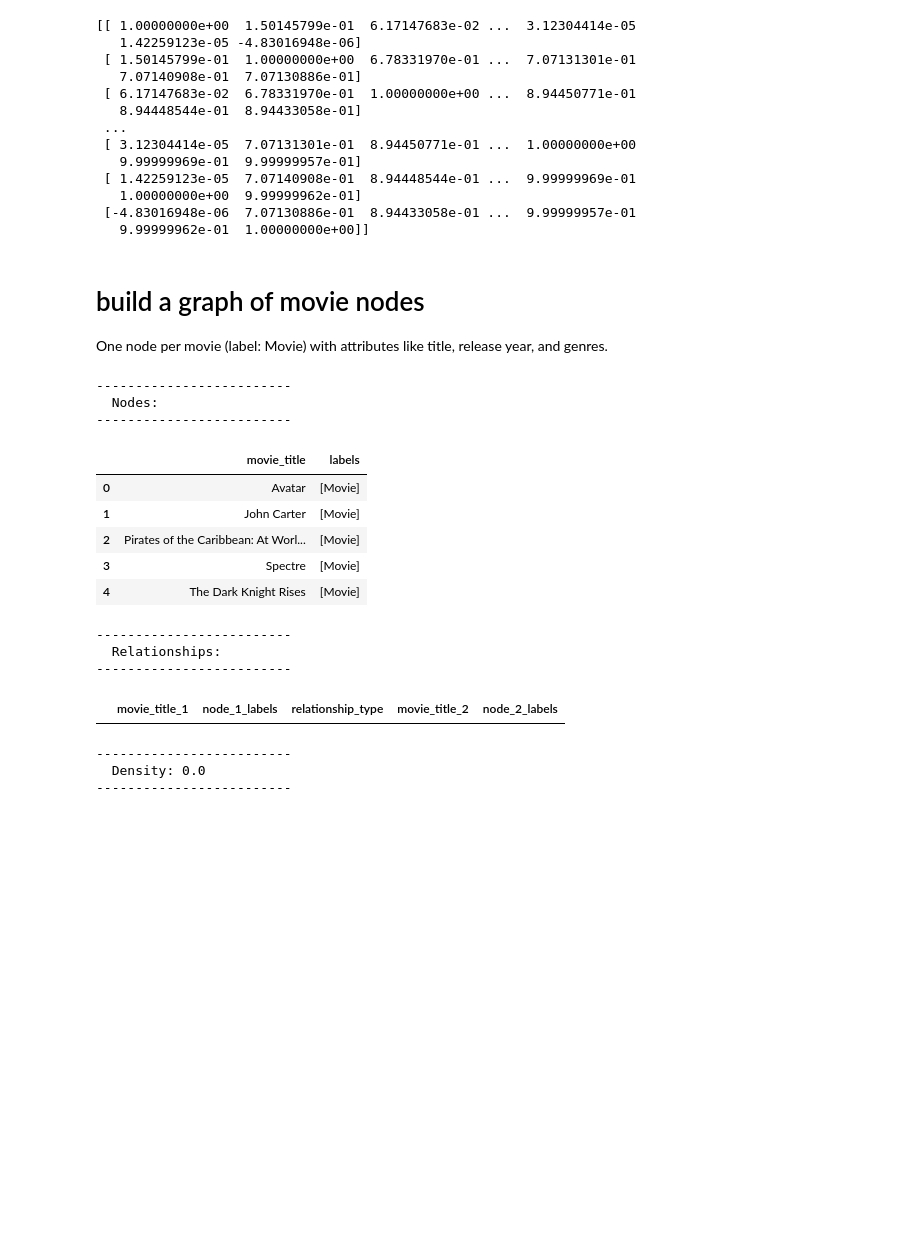
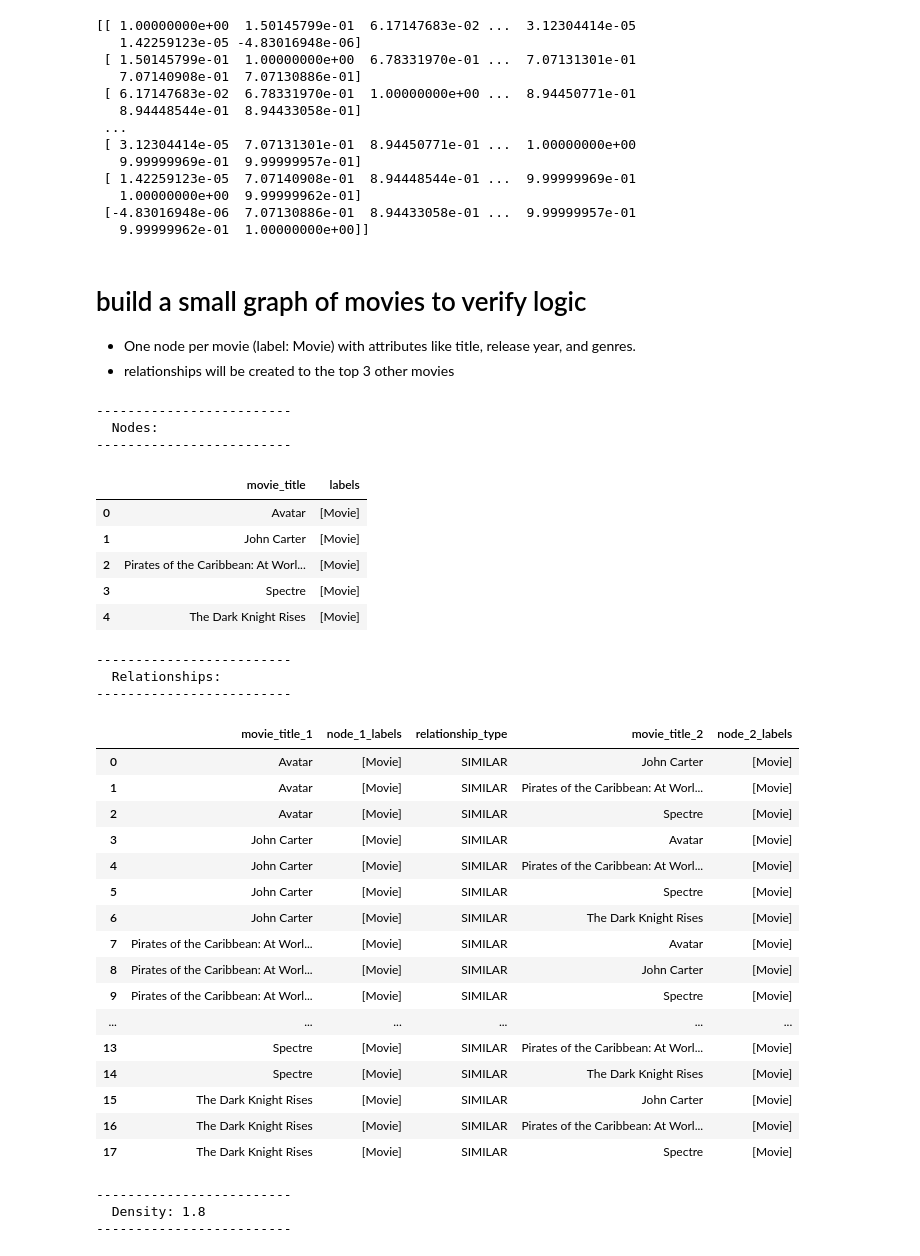
Before and after one commit to richardshelby/movie-recommendation-system, a Jupyter notebook: code/1.0-rjs-eda.ipynb, the cells around one changed output. Saved outputs shown, nothing was run; the diff lists cells and outputs as text; code cells hidden in the pictures; blank space fills up the shorter version.

Commit message:
update graph logic

```diff
--- a/code/1.0-rjs-eda.ipynb
+++ b/code/1.0-rjs-eda.ipynb
@@ -297,6 +420,7 @@ print(similarities)
  [-4.83016948e-06  7.07130886e-01  8.94433058e-01 ...  9.99999957e-01
    9.99999962e-01  1.00000000e+00]]
 # %% [markdown]
-# build a graph of movie nodes
+# build a small graph of movies to verify logic
 
-One node per movie (label: Movie) with attributes like title, release year, and genres.
+* One node per movie (label: Movie) with attributes like title, release year, and genres.
+* relationships will be created to the top 3 other movies
@@ -305,67 +427,42 @@ my_neo4j_wipe_out_database()
 # %%
-nquery = "CREATE \n"
-first = True
+# start fresh
+my_neo4j_wipe_out_database()
 
-for _, movie in movies_df.head(5).iterrows():
-    if first:
-        first = False
-    else:
-        nquery += ",\n"
-    nquery += "(:Movie {"
-    nquery += f"id: {movie['id']}, "
-    nquery += f"budget: {movie['budget']}, "
-    # this isn't completely accurate. the kaggle set shows new lines but the CSV does not
-    #    have this information. so we have no way to differentiate a movie listed with a
-    #    single genre like "Action Adventure" from one with two genres "Action" and "Adventure"
-    #    probably fine, but may be worth mentioning
-    nquery += f"genres: '{delimit_single_quotes(movie['genres'])}', "
-    nquery += f"homepage: '{delimit_single_quotes(movie['homepage'])}', "
-    nquery += f"keywords: '{delimit_single_quotes(movie['keywords'])}', "
-    nquery += f"original_language: '{delimit_single_quotes(movie['original_language'])}', "
-    nquery += f"original_title: '{delimit_single_quotes(movie['original_title'])}', "
-    nquery += f"overview: '{delimit_single_quotes(movie['overview'])}', "
-    nquery += f"popularity: {movie['popularity']}, "
-    nquery += f"production_companies: {movie['production_companies']}, "
-    nquery += f"production_countries: {movie['production_countries']}, "
-    nquery += f"release_date: date('{movie['release_date']}'), "
-    nquery += f"revenue: {movie['revenue']}, "
-    nquery += f"runtime: {movie['runtime']}, "
-    nquery += f"spoken_languages: {movie['spoken_languages']}, "
-    nquery += f"status: '{delimit_single_quotes(movie['status'])}', "
-    nquery += f"tagline: '{delimit_single_quotes(movie['tagline'])}', "
-    nquery += f"title: '{delimit_single_quotes(movie['title'])}', "
-    nquery += f"vote_average: {movie['vote_average']}, "
-    nquery += f"vote_count: {movie['vote_count']}, "
+# build a graph with 5 movies so we can visually verify our code
+my_neo4j_create_movie_nodes(movies_df, 5)
+my_neo4j_create_top_3_similarity_links(movies_df, 5, similarities)
 
-    # same problem, no delimiter between people.
-    #    space used to seperate first name, last name, and people
-    nquery += f"movie_cast: '{delimit_single_quotes(movie['cast'])}', "
-
-    # this does not feel applicable
-    # nquery += f"crew: '{delimit_single_quotes(movie['crew'])}', "
-
-    nquery += f"director: '{delimit_single_quotes(movie['director'])}'"
-    nquery += "})"
-
-nquery += ";"
-session.run(nquery)
-
-# expected 4803 nodes with 0 relationships
 my_neo4j_nodes_relationships()
 # %% [output]
 -------------------------
   Nodes:
 -------------------------
 |  | movie_title | labels |
 | 0 | Avatar | [Movie] |
 | 1 | John Carter | [Movie] |
 | 2 | Pirates of the Caribbean: At Worl... | [Movie] |
 | 3 | Spectre | [Movie] |
 | 4 | The Dark Knight Rises | [Movie] |
 -------------------------
   Relationships:
 -------------------------
 |  | movie_title_1 | node_1_labels | relationship_type | movie_title_2 | node_2_labels |
+| 0 | Avatar | [Movie] | SIMILAR | John Carter | [Movie] |
+| 1 | Avatar | [Movie] | SIMILAR | Pirates of the Caribbean: At Worl... | [Movie] |
+| 2 | Avatar | [Movie] | SIMILAR | Spectre | [Movie] |
+| 3 | John Carter | [Movie] | SIMILAR | Avatar | [Movie] |
+| 4 | John Carter | [Movie] | SIMILAR | Pirates of the Caribbean: At Worl... | [Movie] |
+| 5 | John Carter | [Movie] | SIMILAR | Spectre | [Movie] |
+| 6 | John Carter | [Movie] | SIMILAR | The Dark Knight Rises | [Movie] |
+| 7 | Pirates of the Caribbean: At Worl... | [Movie] | SIMILAR | Avatar | [Movie] |
+| 8 | Pirates of the Caribbean: At Worl... | [Movie] | SIMILAR | John Carter | [Movie] |
+| 9 | Pirates of the Caribbean: At Worl... | [Movie] | SIMILAR | Spectre | [Movie] |
+| ... | ... | ... | ... | ... | ... |
+| 13 | Spectre | [Movie] | SIMILAR | Pirates of the Caribbean: At Worl... | [Movie] |
+| 14 | Spectre | [Movie] | SIMILAR | The Dark Knight Rises | [Movie] |
+| 15 | The Dark Knight Rises | [Movie] | SIMILAR | John Carter | [Movie] |
+| 16 | The Dark Knight Rises | [Movie] | SIMILAR | Pirates of the Caribbean: At Worl... | [Movie] |
+| 17 | The Dark Knight Rises | [Movie] | SIMILAR | Spectre | [Movie] |
 -------------------------
-  Density: 0.0
+  Density: 1.8
 -------------------------
```
Also changed, not shown: parts of 10 cells of this notebook.
